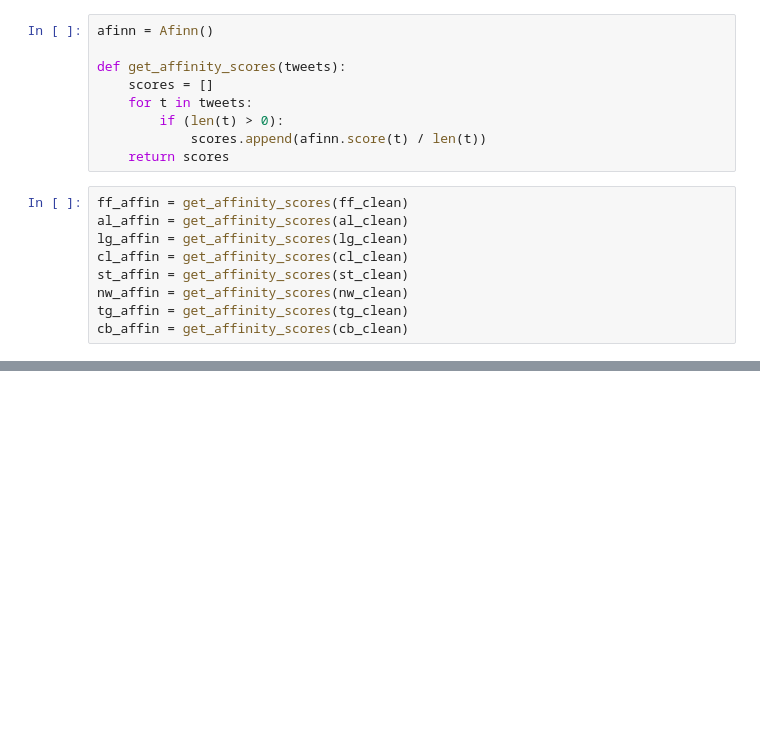
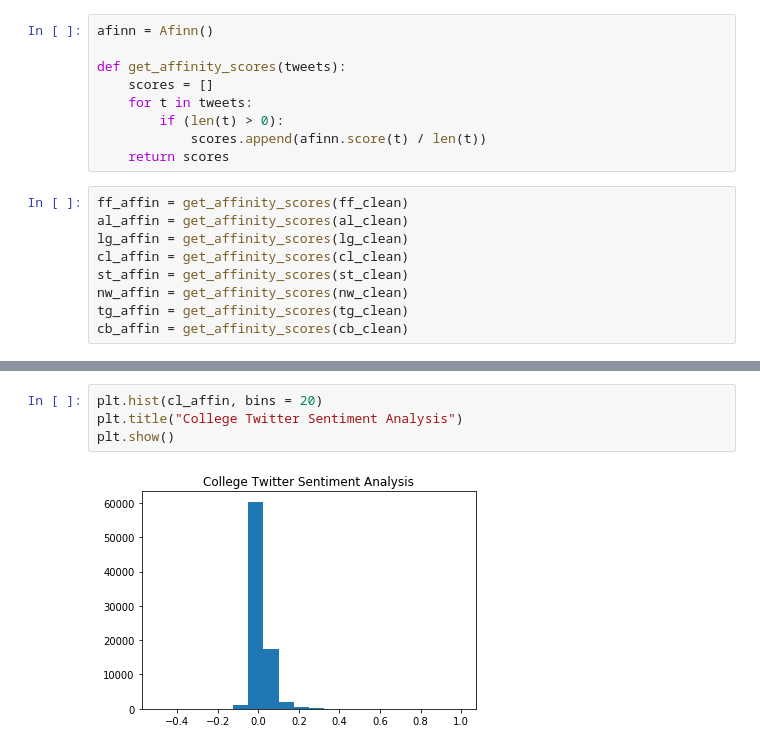
Before and after one commit to sejaldua/twitter-spheres, a Jupyter notebook: tweet_analysis.ipynb, the cells around one changed output, grey strips where cells are left out. Cells and saved outputs as stored; diff of their text form; blank space fills up the shorter version.

```diff
--- a/tweet_analysis.ipynb
+++ b/tweet_analysis.ipynb
@@ -199,0 +153,6 @@ plt.show()
+# %%
+plt.hist(cl_affin, bins = 20)
+plt.title("College Twitter Sentiment Analysis")
+plt.show()
+# %% [output]
+[figure, added]
```
Also changed, not shown: parts of 38 cells of this notebook.
